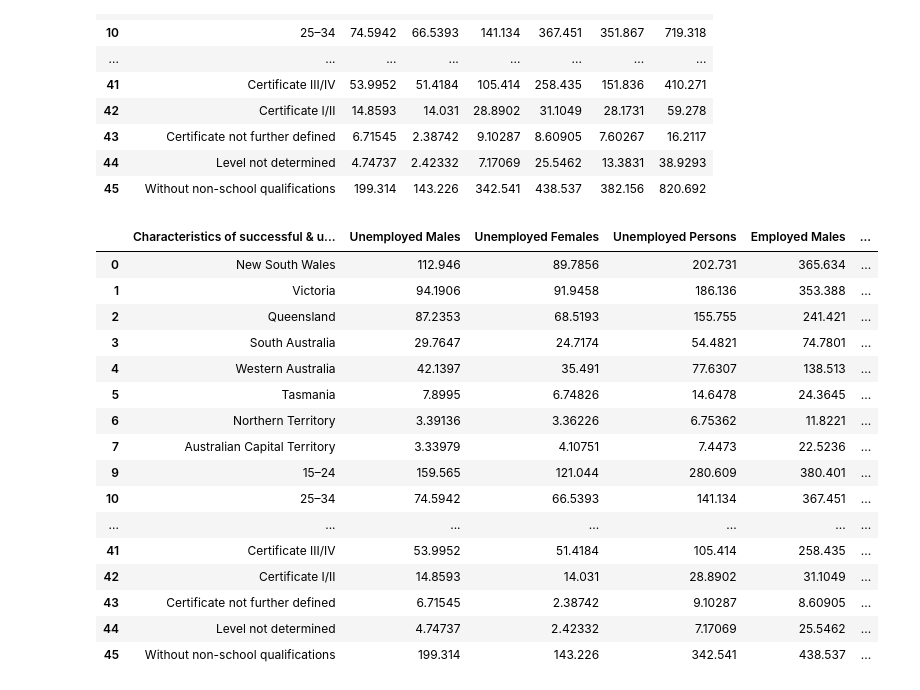
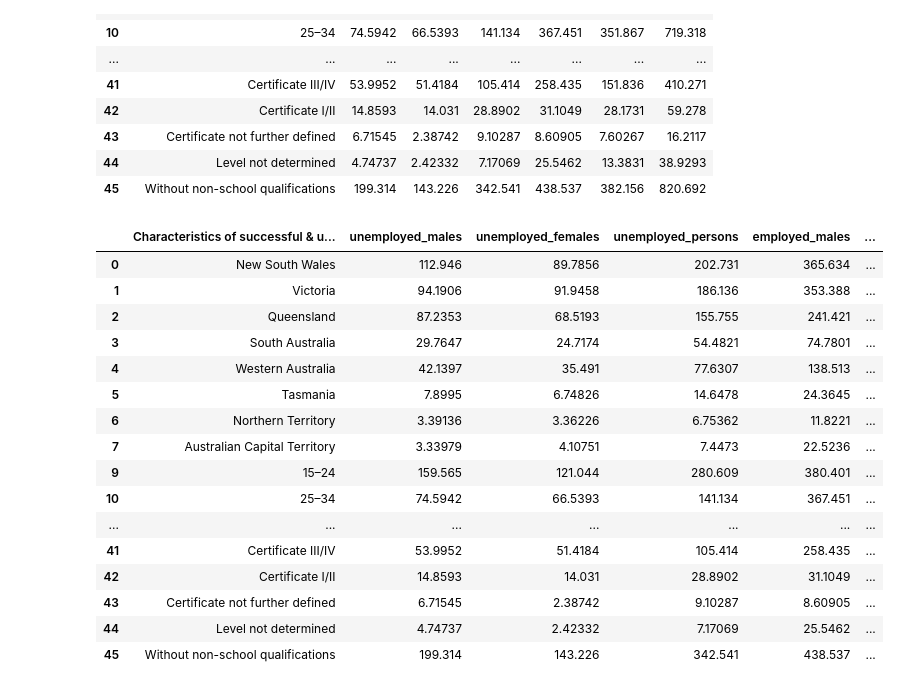
Before and after one commit to dianeyaneza/UWA-Data-Project-2-ETL-SkillsBridge, a Jupyter notebook: char_of_succesful_job_search.ipynb, the cells around one changed output. Saved outputs shown, nothing was run; the diff lists cells and outputs as text; code cells hidden in the pictures.

```diff
--- a/char_of_succesful_job_search.ipynb
+++ b/char_of_succesful_job_search.ipynb
@@ -183,10 +183,10 @@ df_clean
 | 45 | Without non-school qualifications | 199.314 | 143.226 | 342.541 | 438.537 | 382.156 | 820.692 |
 # %%
 #Rename columns ot differentiate unemployed persons vs. employed persons who started their current job in the previous 12 months
-df_clean.columns.values[1:] = ["Unemployed Males",	"Unemployed Females",	 "Unemployed Persons",	"Employed Males",	"Employed Females",	"Employed Persons"]
+df_clean.columns.values[1:] = ["unemployed_males",	"unemployed_females",	 "unemployed_persons",	"employed_males",	"employed_females",	"employed_persons"]
 df_clean
 # %% [output]
-|  | Characteristics of successful & u... | Unemployed Males | Unemployed Females | Unemployed Persons | Employed Males | ... |
+|  | Characteristics of successful & u... | unemployed_males | unemployed_females | unemployed_persons | employed_males | ... |
 | 0 | New South Wales | 112.946 | 89.7856 | 202.731 | 365.634 | ... |
 | 1 | Victoria | 94.1906 | 91.9458 | 186.136 | 353.388 | ... |
 | 2 | Queensland | 87.2353 | 68.5193 | 155.755 | 241.421 | ... |
```
Also changed, not shown: parts of 7 cells of this notebook, 8 other files.
